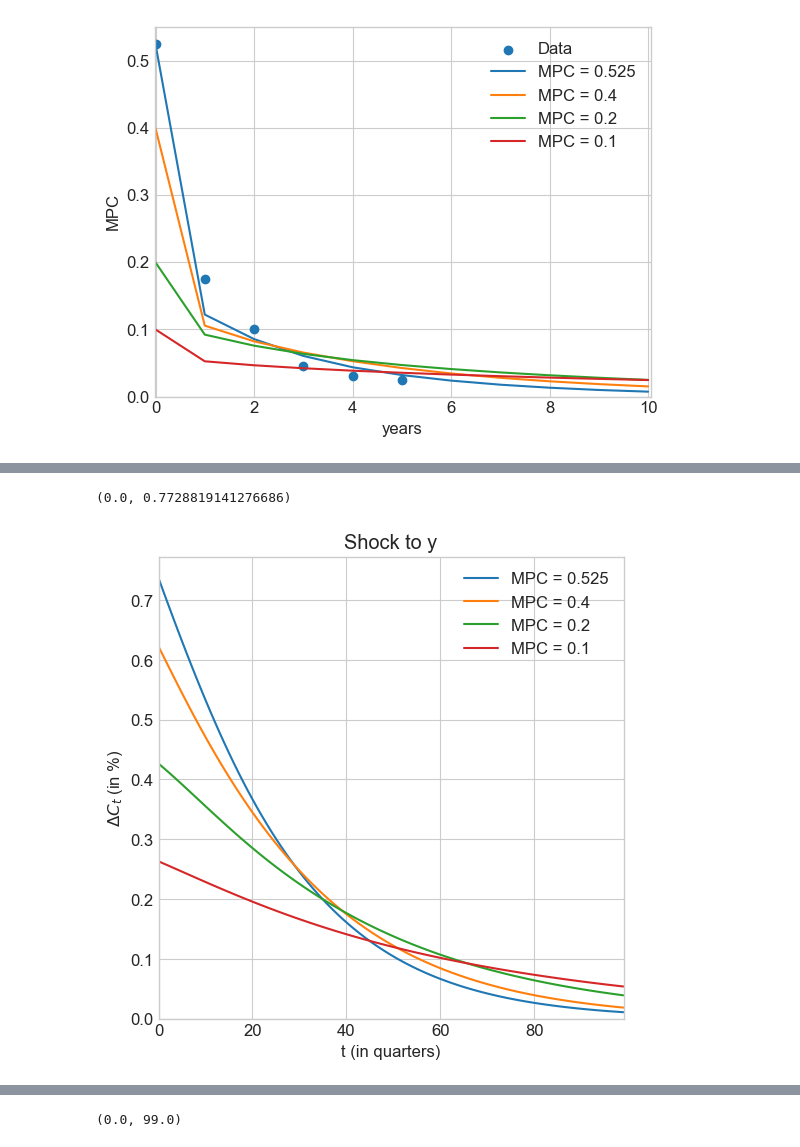
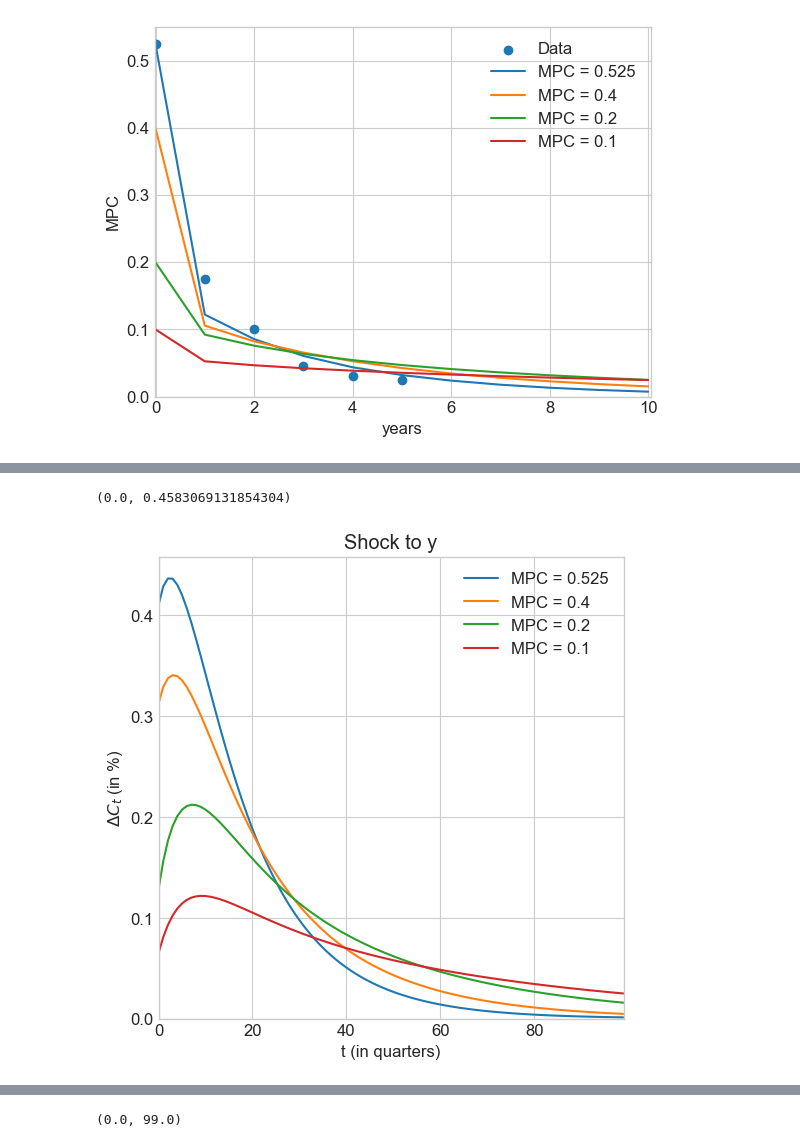
Before and after one commit to YanWin/StickyInformationHANK, a Jupyter notebook: notebooks/Replication_Notebooks/MPC_iMPC_matching.ipynb, the cells around one changed output, grey strips where cells are left out. Saved outputs shown, nothing was run; the diff lists cells and outputs as text; code cells hidden in the pictures.

Commit message:
Sensitivity sticky MPC

```diff
--- a/notebooks/Replication_Notebooks/MPC_iMPC_matching.ipynb
+++ b/notebooks/Replication_Notebooks/MPC_iMPC_matching.ipynb
@@ -696,5 +682,5 @@ fig = plot_PE_hh(model_list, label_list, compare_outputs, compare_inputs, plot_p
 # %%
-model_04 = HAsimpleModel.HAsimpleModelClass(par={'MPC_target': 0.4})
-model_02 = HAsimpleModel.HAsimpleModelClass(par={'MPC_target': 0.2})
-model_01 = HAsimpleModel.HAsimpleModelClass(par={'MPC_target': 0.1})
+model_04 = HAsimpleModel.HAsimpleModelClass(par={'MPC_target': 0.4, 'beta_mean': 0.9923329545899056})
+model_02 = HAsimpleModel.HAsimpleModelClass(par={'MPC_target': 0.2, 'beta_mean': 0.997525797518567})
+model_01 = HAsimpleModel.HAsimpleModelClass(par={'MPC_target': 0.1, 'beta_mean': 1.0010103635719383})
 # %%
@@ -738,12 +704,0 @@ model_02.par.inattention = 0.0
-# %%
-compare_inputs = ['y']
-model_list = [model_02, model_02_sticky]
-label_list = [f'MPC = {model_list[0].par.MPC_target}, $\\theta = {model_list[0].par.inattention}$',
-              f'MPC = {model_list[0].par.MPC_target}, $\\theta = {model_list[1].par.inattention}$']
-
-plot_periods = 100  # model.par.T
-
-# 1 % jump in income
-ss = model_02_sticky.ss
-
-fig = plot_PE_hh(model_list, label_list, compare_outputs, compare_inputs, plot_periods, shocks_jump, shocks_rho)
@@ -762,12 +704,0 @@ model_01.par.inattention = 0.0
-# %%
-compare_inputs = ['y']
-model_list = [model_01, model_01_sticky]
-label_list = [f'MPC = {model_list[0].par.MPC_target}, $\\theta = {model_list[0].par.inattention}$',
-              f'MPC = {model_list[0].par.MPC_target}, $\\theta = {model_list[1].par.inattention}$']
-
-plot_periods = 100  # model.par.T
-
-# 1 % jump in income
-ss = model_01_sticky.ss
-
-fig = plot_PE_hh(model_list, label_list, compare_outputs, compare_inputs, plot_periods, shocks_jump, shocks_rho)
@@ -793,3 +721,13 @@ plt.ylim(ymin=0.0)
 # %% [output]
 (0.0, 0.5508824708533835)
 [figure]
+# %%
+compare_inputs = ['y']
+compare_outputs = ['C_hh']
+shocks_jump = [0.01 * m.ss.y for m in model_list]
+shocks_rho = [0.9 for m in model_list]
+fig, axs = plt.subplots(nrows=1, ncols=1, figsize=(6 * 1, 6 * 1), dpi=100)
+model_list = [model, model_04, model_02, model_01]
+fig = plotter_PE(fig, model_list, label_list, compare_outputs, compare_inputs, plot_periods, shocks_jump, shocks_rho)
+plt.xlim(xmin=0.0,xmax=99.0)
+plt.ylim(ymin=0.0)
@@ -796,9 +737,8 @@ plt.ylim(ymin=0.0)
 # %%
 fig, axs = plt.subplots(nrows=1, ncols=1, figsize=(6 * 1, 6 * 1), dpi=100)
-model_list = [model, model_04, model_02, model_01]
-fig = plotter_PE(fig, model_list, label_list, compare_outputs, compare_inputs, plot_periods, shocks_jump, shocks_rho)
+fig = plotter_PE(fig, model_list_sticky, label_list, compare_outputs, compare_inputs, plot_periods, shocks_jump, shocks_rho)
 plt.xlim(xmin=0.0,xmax=99.0)
 plt.ylim(ymin=0.0)
 # %% [output]
-(0.0, 0.7728819141276686)
+(0.0, 0.4583069131854304)
-[figure, old version]
+[figure, new version]
```
Also changed, not shown: parts of 13 cells of this notebook.
